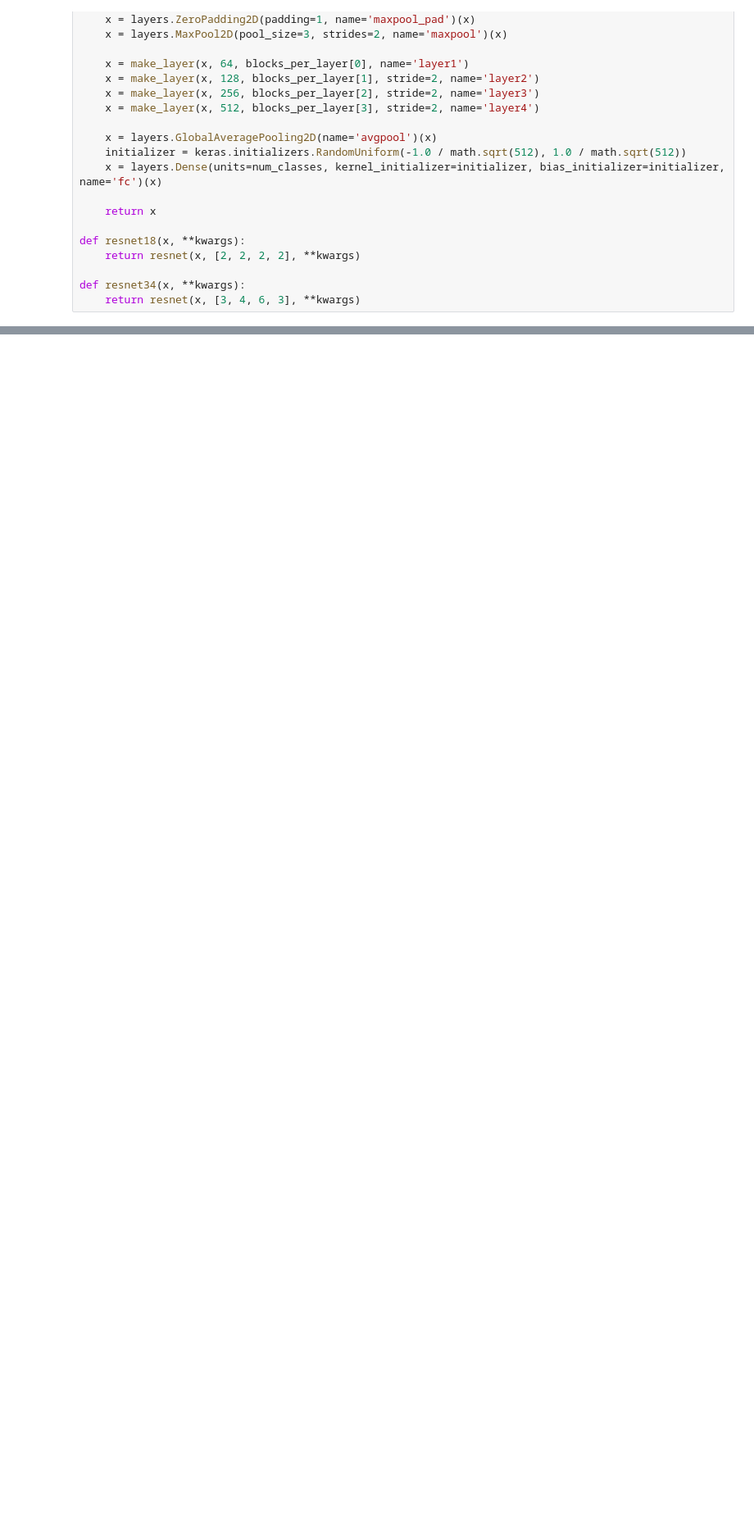
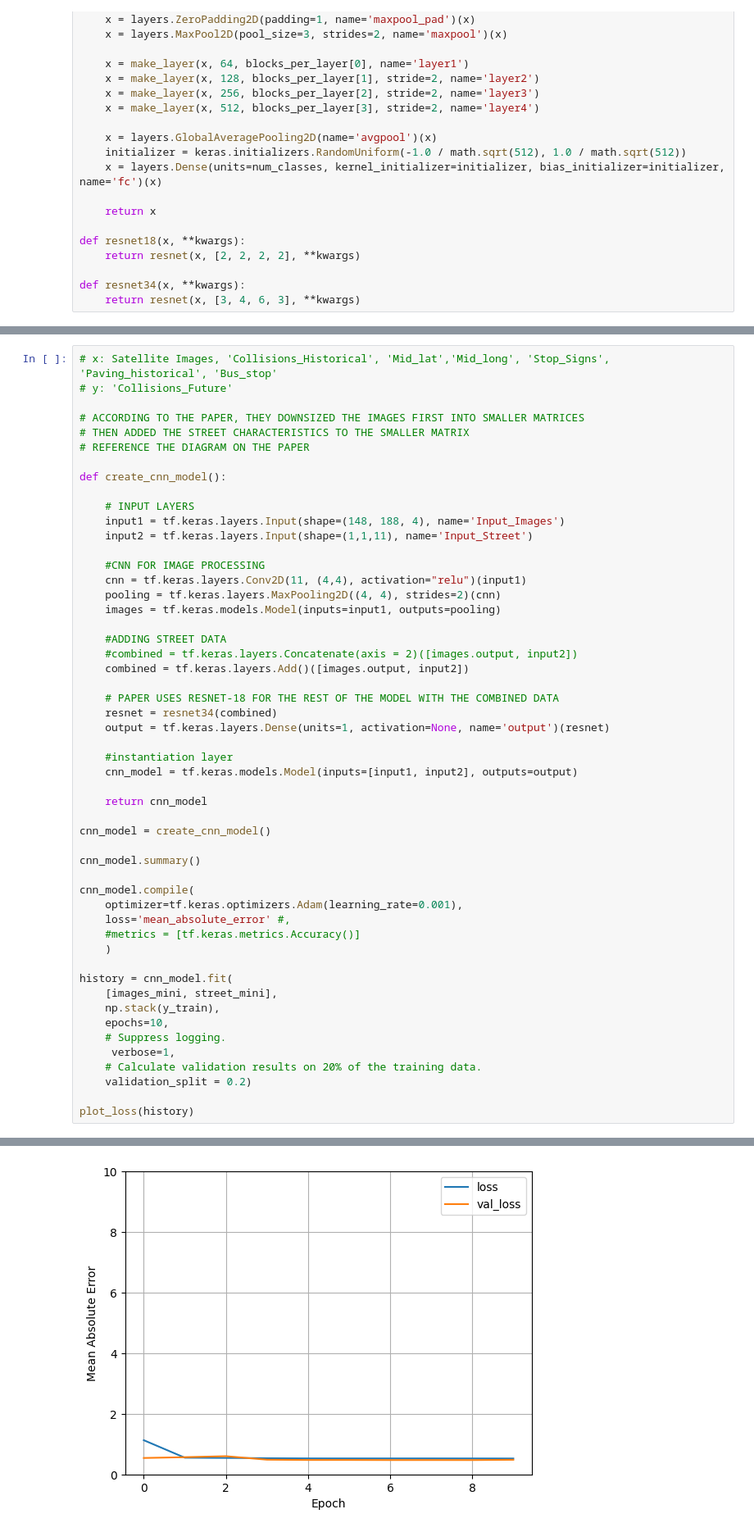
Before and after one commit to arisanguyen/210_Capstone_Aditya_Arisa_Noriel, a Jupyter notebook: Arisa - Modeling.ipynb, the cells around one changed output, grey strips where cells are left out. Shown: that part at 82% size. Drawn from its saved outputs; the diff is of its cells as text; blank space fills up the shorter version.

```diff
--- a/Arisa - Modeling.ipynb
+++ b/Arisa - Modeling.ipynb
@@ -330,0 +356,53 @@ plot_loss(history)
+# %%
+# x: Satellite Images, 'Collisions_Historical', 'Mid_lat','Mid_long', 'Stop_Signs', 'Paving_historical', 'Bus_stop'
+# y: 'Collisions_Future'
+
+# ACCORDING TO THE PAPER, THEY DOWNSIZED THE IMAGES FIRST INTO SMALLER MATRICES
+# THEN ADDED THE STREET CHARACTERISTICS TO THE SMALLER MATRIX
+# REFERENCE THE DIAGRAM ON THE PAPER
+
+def create_cnn_model():
+
+    # INPUT LAYERS
+    input1 = tf.keras.layers.Input(shape=(148, 188, 4), name='Input_Images')
+    input2 = tf.keras.layers.Input(shape=(1,1,11), name='Input_Street')
+
+    #CNN FOR IMAGE PROCESSING
+    cnn = tf.keras.layers.Conv2D(11, (4,4), activation="relu")(input1)
+    pooling = tf.keras.layers.MaxPooling2D((4, 4), strides=2)(cnn)
+    images = tf.keras.models.Model(inputs=input1, outputs=pooling)
+
+    #ADDING STREET DATA
+    #combined = tf.keras.layers.Concatenate(axis = 2)([images.output, input2])
+    combined = tf.keras.layers.Add()([images.output, input2])
+
+    # PAPER USES RESNET-18 FOR THE REST OF THE MODEL WITH THE COMBINED DATA
+    resnet = resnet34(combined)
+    output = tf.keras.layers.Dense(units=1, activation=None, name='output')(resnet)
+
+    #instantiation layer
+    cnn_model = tf.keras.models.Model(inputs=[input1, input2], outputs=output)
+
+    return cnn_model
+
+cnn_model = create_cnn_model()
+
+cnn_model.summary()
+
+cnn_model.compile(
+    optimizer=tf.keras.optimizers.Adam(learning_rate=0.001),
+    loss='mean_absolute_error' #,
+    #metrics = [tf.keras.metrics.Accuracy()]
+    )
+
+history = cnn_model.fit(
+    [images_mini, street_mini],
+    np.stack(y_train),
+    epochs=10,
+    # Suppress logging.
+     verbose=1,
+    # Calculate validation results on 20% of the training data.
+    validation_split = 0.2)
+
+plot_loss(history)
+# %% [output]
@@ -330,0 +426 @@ plot_loss(history)
+[figure, added]
```
Also changed, not shown: parts of 25 cells of this notebook.
